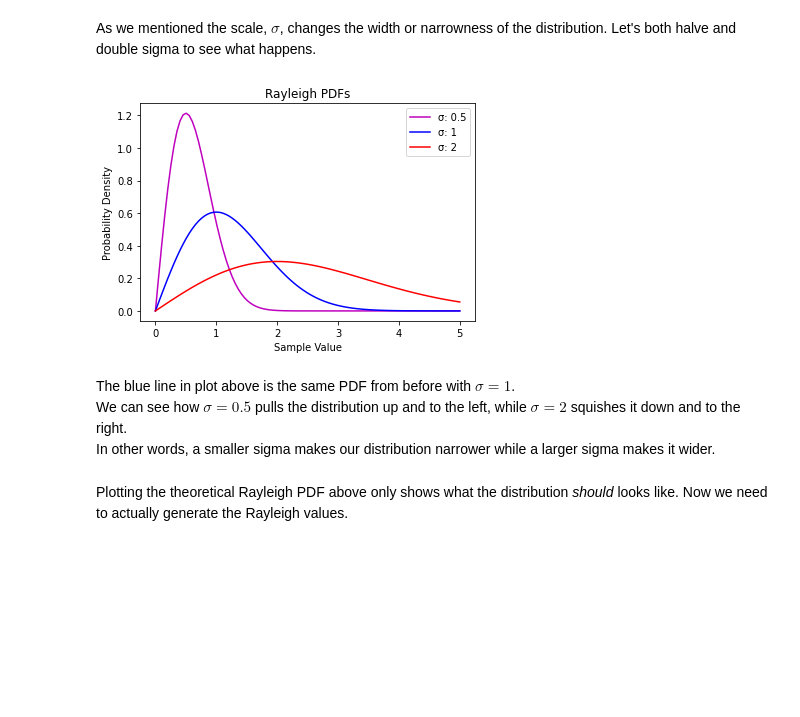
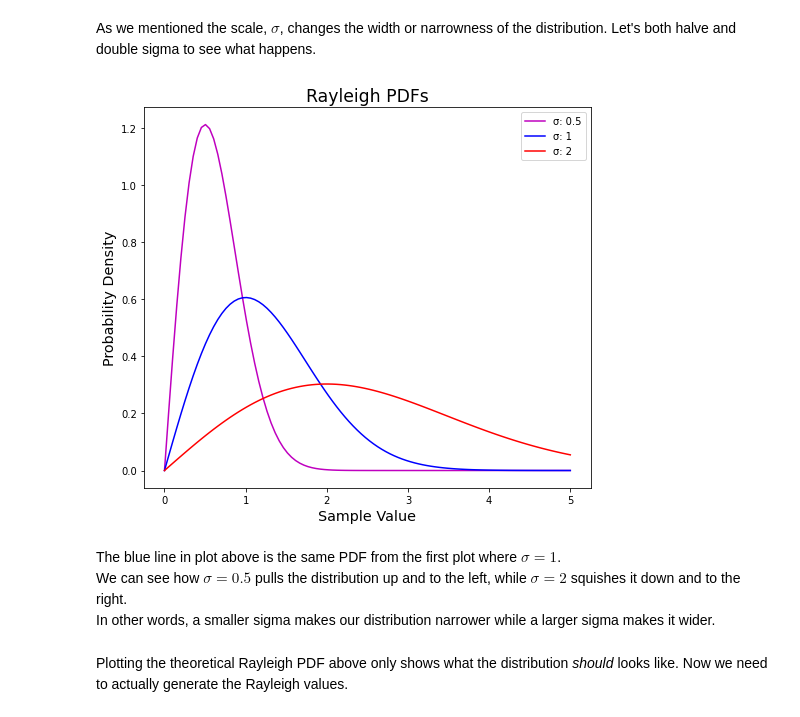
Before and after one commit to enzokro/clck10, a Jupyter notebook: _notebooks/2020-02-20-Rayliegh-initialization-for-complex-networks.ipynb, the cells around one changed output. Saved outputs shown, nothing was run; the diff lists cells and outputs as text; code cells hidden in the pictures; blank space fills up the shorter version.

```diff
--- a/_notebooks/2020-02-20-Rayliegh-initialization-for-complex-networks.ipynb
+++ b/_notebooks/2020-02-20-Rayliegh-initialization-for-complex-networks.ipynb
@@ -82,22 +81,22 @@ ax.set_title('Rayleigh PDF');
 As we mentioned the scale, $\sigma$, changes the width or narrowness of the distribution. Let's both halve and double sigma to see what happens.
 # %%
 # setup plot
-fig,ax = plt.subplots()
-ax.set_xlabel('Sample Value')
-ax.set_ylabel('Probability Density')
-ax.set_title('Rayleigh PDFs')
+fig,ax = plt.subplots(figsize=(8,7))
+ax.set_xlabel('Sample Value', fontsize='x-large')
+ax.set_ylabel('Probability Density', fontsize='x-large')
+ax.set_title('Rayleigh PDFs', fontsize='xx-large');
 # plot sigmas in different colors
 sigmas = [0.5, 1, 2]
 colors = ['m', 'b', 'r']
 for color,sig in zip(colors,sigmas):
     rpdf = rayleigh_pdf(points, sig)
     ax.plot(points, rpdf, c=color, label=f'σ: {sig}')
 ax.set_xticklabels([-1] + list(range(len(ax.get_xticklabels()))))
 ax.legend();
 # %% [output]
-[figure, old version]
+[figure, new version]
 # %% [markdown]
-The blue line in plot above is the same PDF from before with $\sigma = 1$.
+The blue line in plot above is the same PDF from the first plot where $\sigma = 1$.
 We can see how $\sigma = 0.5$ pulls the distribution up and to the left, while $\sigma = 2$ squishes it down and to the right.
 In other words, a smaller sigma makes our distribution narrower while a larger sigma makes it wider.
 # %% [markdown]
```
Also changed, not shown: parts of 33 cells of this notebook, 1 other file.
